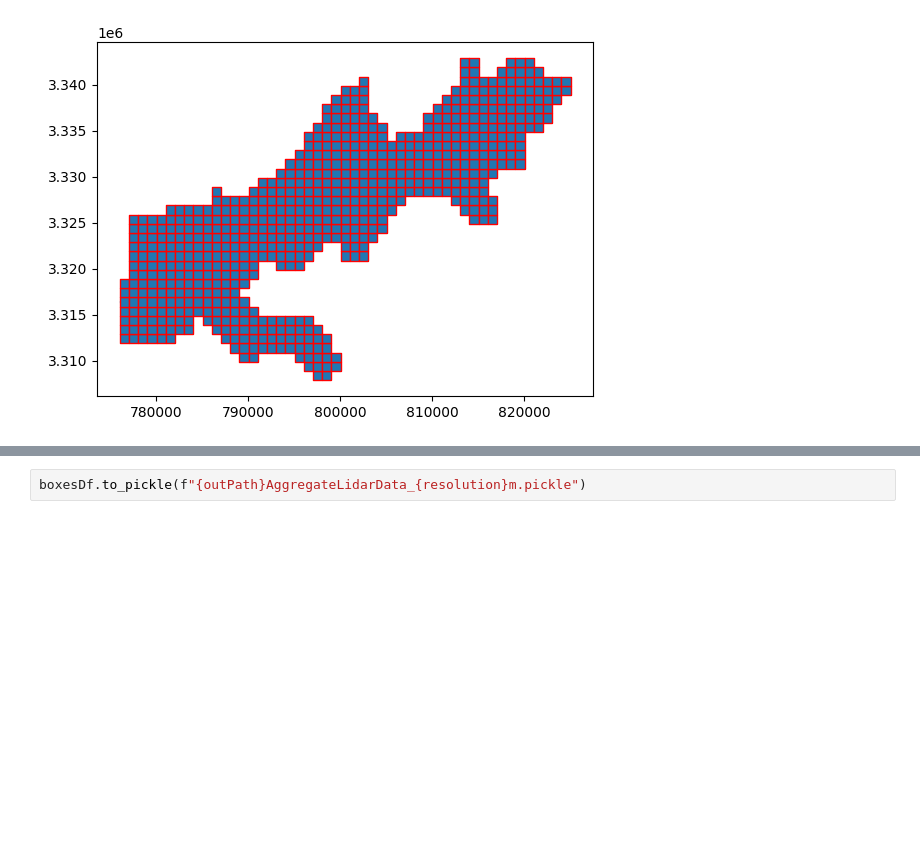
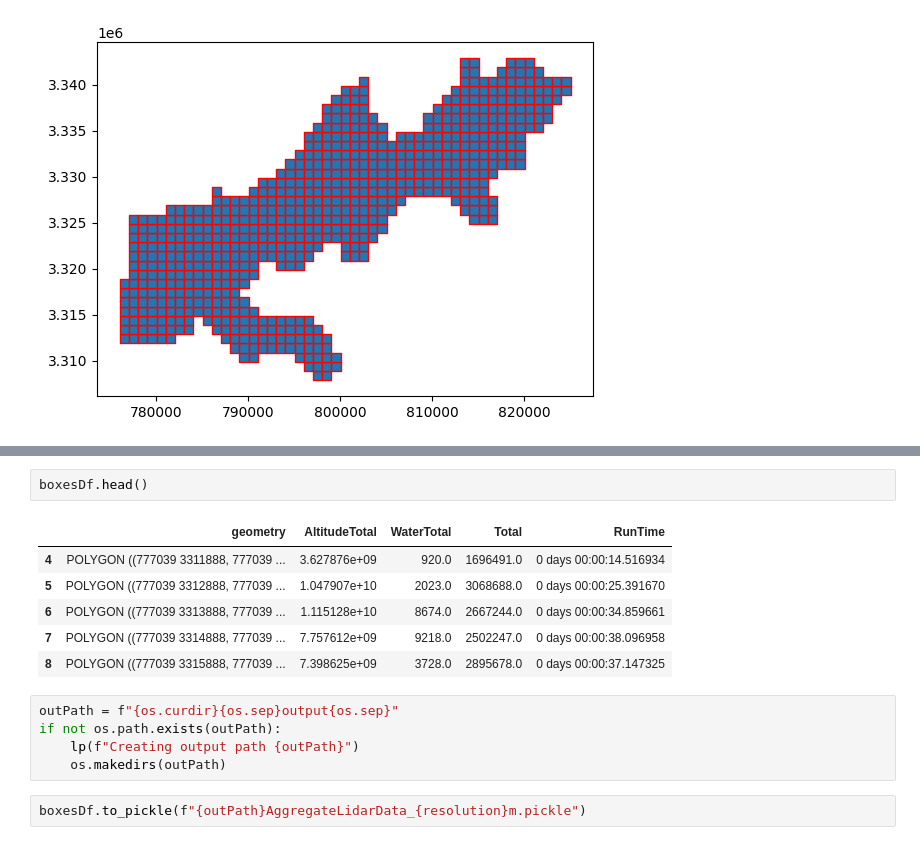
Before and after one commit to GarysCorner/NewOrleansElevation, a Jupyter notebook: ProcessLidar.ipynb, the cells around one changed output, grey strips where cells are left out. Drawn from its saved outputs; the diff is of its cells as text; blank space fills up the shorter version.

```diff
--- a/ProcessLidar.ipynb
+++ b/ProcessLidar.ipynb
@@ -167,3 +181,17 @@ KeyboardInterrupt
+# %%
+boxesDf.head()
+# %% [output]
+|  | geometry | AltitudeTotal | WaterTotal | Total | RunTime |
+| 4 | POLYGON ((777039 3311888, 777039 ... | 3.627876e+09 | 920.0 | 1696491.0 | 0 days 00:00:14.516934 |
+| 5 | POLYGON ((777039 3312888, 777039 ... | 1.047907e+10 | 2023.0 | 3068688.0 | 0 days 00:00:25.391670 |
+| 6 | POLYGON ((777039 3313888, 777039 ... | 1.115128e+10 | 8674.0 | 2667244.0 | 0 days 00:00:34.859661 |
+| 7 | POLYGON ((777039 3314888, 777039 ... | 7.757612e+09 | 9218.0 | 2502247.0 | 0 days 00:00:38.096958 |
+| 8 | POLYGON ((777039 3315888, 777039 ... | 7.398625e+09 | 3728.0 | 2895678.0 | 0 days 00:00:37.147325 |
+# %%
+outPath = f"{os.curdir}{os.sep}output{os.sep}"
+if not os.path.exists(outPath):
+    lp(f"Creating output path {outPath}")
+    os.makedirs(outPath)
 # %%
 boxesDf.to_pickle(f"{outPath}AggregateLidarData_{resolution}m.pickle")
 # %%
```
Also changed, not shown: parts of 20 cells of this notebook, 2 other files.
